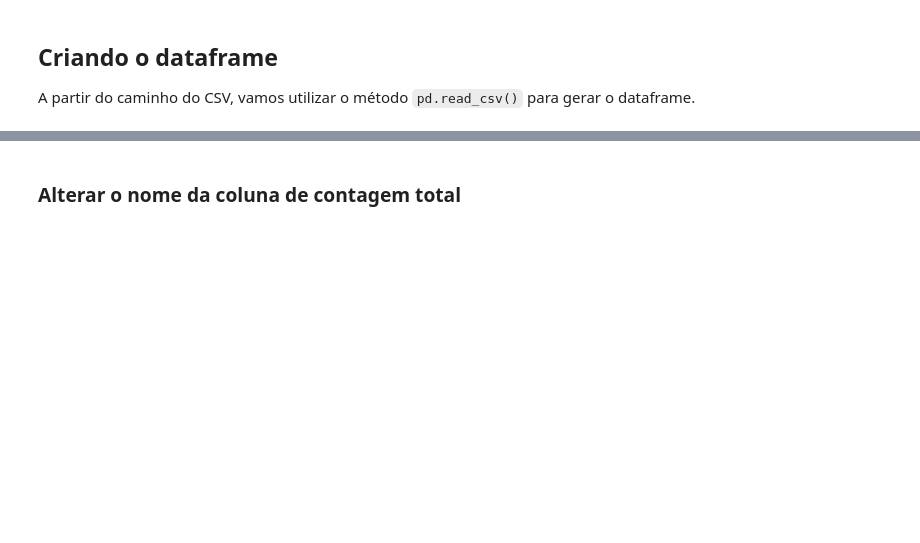
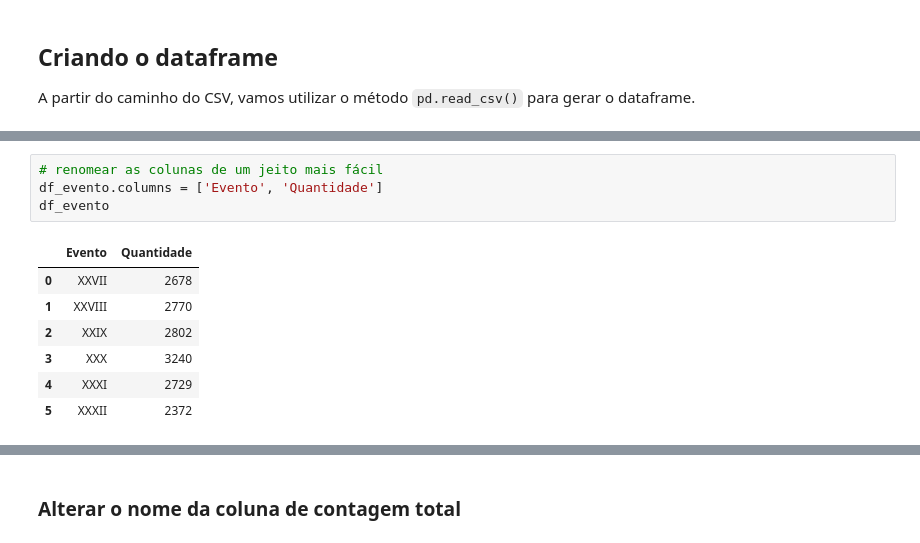
Before and after one commit to ericbrasiln/python-puc, a Jupyter notebook: dia4.ipynb, the cells around one changed output, grey strips where cells are left out. Cells and saved outputs as stored; diff of their text form; blank space fills up the shorter version.

```diff
--- a/dia4.ipynb
+++ b/dia4.ipynb
@@ -92,0 +106,12 @@ print(df_acervos.head())
+# %%
+# renomear as colunas de um jeito mais fácil
+df_evento.columns = ['Evento', 'Quantidade']
+df_evento
+# %% [output]
+|  | Evento | Quantidade |
+| 0 | XXVII | 2678 |
+| 1 | XXVIII | 2770 |
+| 2 | XXIX | 2802 |
+| 3 | XXX | 3240 |
+| 4 | XXXI | 2729 |
+| 5 | XXXII | 2372 |
```
Also changed, not shown: parts of 56 cells of this notebook, 1 other file.
